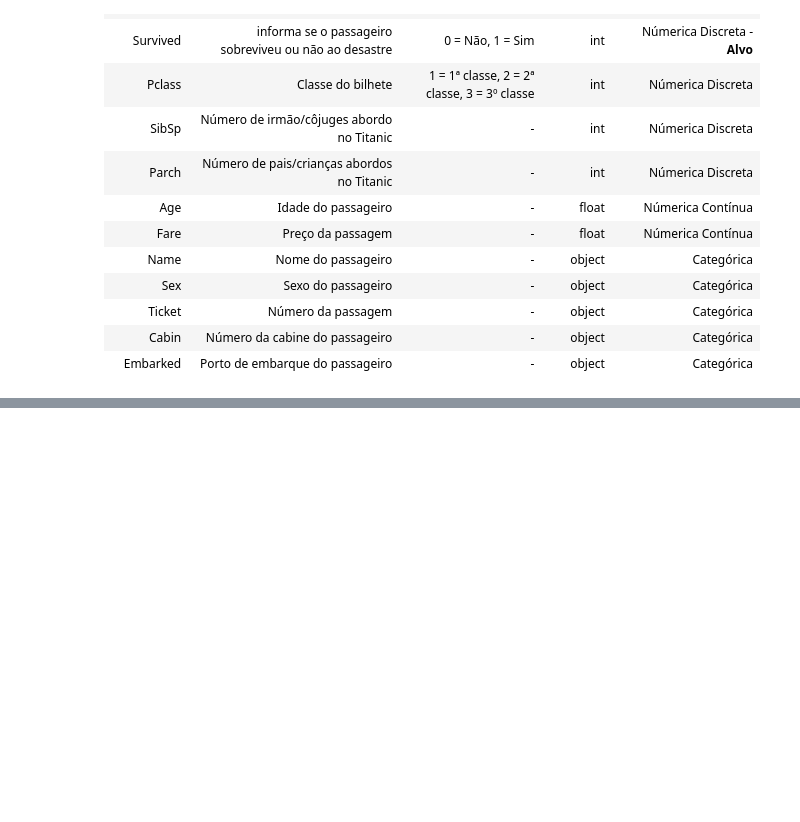
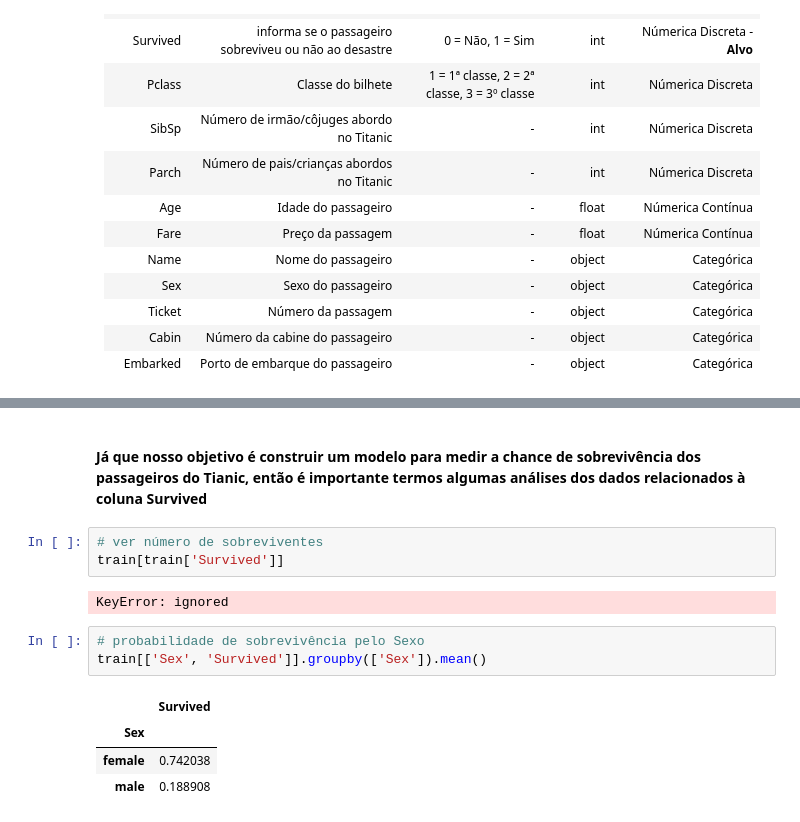
Before and after one commit to byronkamal/data_science, a Jupyter notebook: Titanic/titanic.ipynb, the cells around one changed output, grey strips where cells are left out. Cells and saved outputs as stored; diff of their text form; blank space fills up the shorter version.

```diff
--- a/Titanic/titanic.ipynb
+++ b/Titanic/titanic.ipynb
@@ -97,0 +176,17 @@ dtype: object
+# %% [markdown]
+<br/>
+
+**Já que nosso objetivo é construir um modelo para medir a chance de sobrevivência dos passageiros do Tianic, então é importante termos algumas análises dos dados relacionados à coluna Survived**
+# %%
+# ver número de sobreviventes
+train[train['Survived']]
+# %% [output]
+KeyError: ignored
+# %%
+# probabilidade de sobrevivência pelo Sexo
+train[['Sex', 'Survived']].groupby(['Sex']).mean()
+# %% [output]
+|  | Survived |
+| Sex |  |
+| female | 0.742038 |
+| male | 0.188908 |
```
Also changed, not shown: parts of 8 cells of this notebook.
